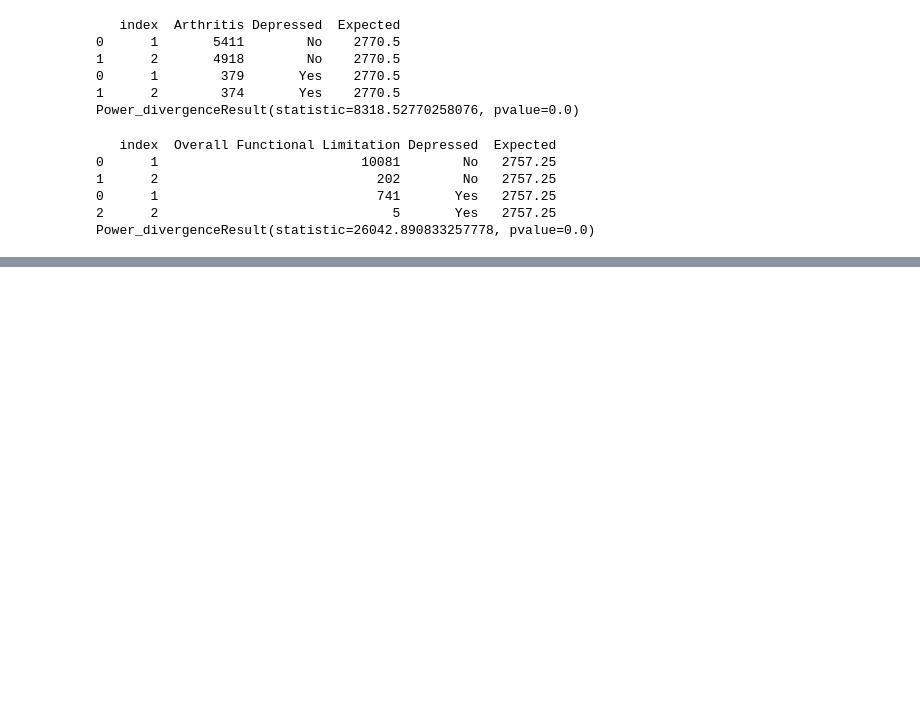
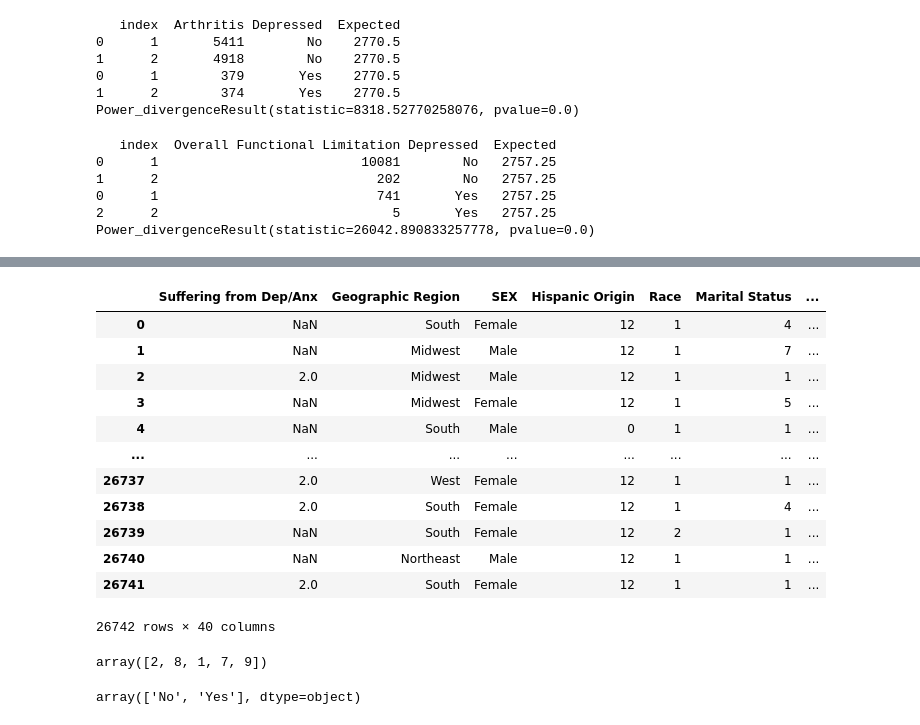
Before and after one commit to ShipraGupta16/Project_1, a Jupyter notebook: cdc_codes2.ipynb, the cells around one changed output, grey strips where cells are left out. Cells and saved outputs as stored; diff of their text form; code cells hidden in the pictures; blank space fills up the shorter version.

```diff
--- a/cdc_codes2.ipynb
+++ b/cdc_codes2.ipynb
@@ -291,0 +331,32 @@ Power_divergenceResult(statistic=26042.890833257778, pvalue=0.0)
+# %%
+# Create a dictionary for sex
+renamed_gen = {1: "Male",
+               2: "Female"}
+# Create a dictionary for Geographic Region
+renamed_gr = {1: "Northeast",
+              2: "Midwest",
+              3: "South",
+              4: "West"}
+# %%
+# Change the value in "SEX" for Female and Male NOTE: Don't run cell twice!
+df_17["SEX"] = df_17["SEX"].apply(lambda x: renamed_gen[x])
+# %%
+# Change the value in "Geographic Region" for nw, ne, sw, se NOTE: Don't run cell twice!
+df_17["Geographic Region"] = df_17["Geographic Region"].apply(lambda x: renamed_gr[x])
+# %%
+# Print Data Frame
+df_17
+# %% [output]
+|  | Suffering from Dep/Anx | Geographic Region | SEX | Hispanic Origin | Race | Marital Status | ... |
+| 0 | NaN | South | Female | 12 | 1 | 4 | ... |
+| 1 | NaN | Midwest | Male | 12 | 1 | 7 | ... |
+| 2 | 2.0 | Midwest | Male | 12 | 1 | 1 | ... |
+| 3 | NaN | Midwest | Female | 12 | 1 | 5 | ... |
+| 4 | NaN | South | Male | 0 | 1 | 1 | ... |
+| ... | ... | ... | ... | ... | ... | ... | ... |
+| 26737 | 2.0 | West | Female | 12 | 1 | 1 | ... |
+| 26738 | 2.0 | South | Female | 12 | 1 | 4 | ... |
+| 26739 | NaN | South | Female | 12 | 2 | 1 | ... |
+| 26740 | NaN | Northeast | Male | 12 | 1 | 1 | ... |
+| 26741 | 2.0 | South | Female | 12 | 1 | 1 | ... |
+26742 rows × 40 columns
@@ -291,0 +369,5 @@ Power_divergenceResult(statistic=26042.890833257778, pvalue=0.0)
+# %%
+# See how many values are in the column
+anx_df['Suffering from Dep/Anx'].unique()
+# %% [output]
+array([2, 8, 1, 7, 9])
@@ -291,0 +383,5 @@ Power_divergenceResult(statistic=26042.890833257778, pvalue=0.0)
+# %%
+# Get the the unique values from column
+anx_df['Suffering from Dep/Anx'].unique()
+# %% [output]
+array(['No', 'Yes'], dtype=object)
```
Also changed, not shown: parts of 14 cells of this notebook.
